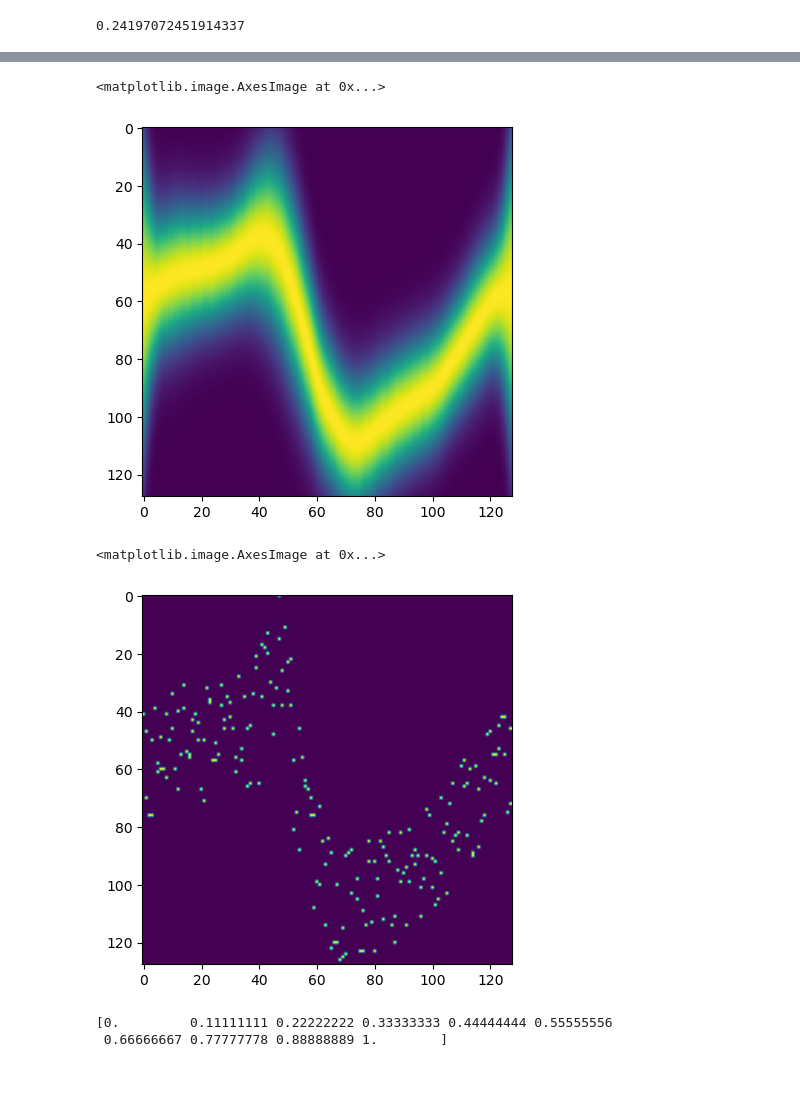
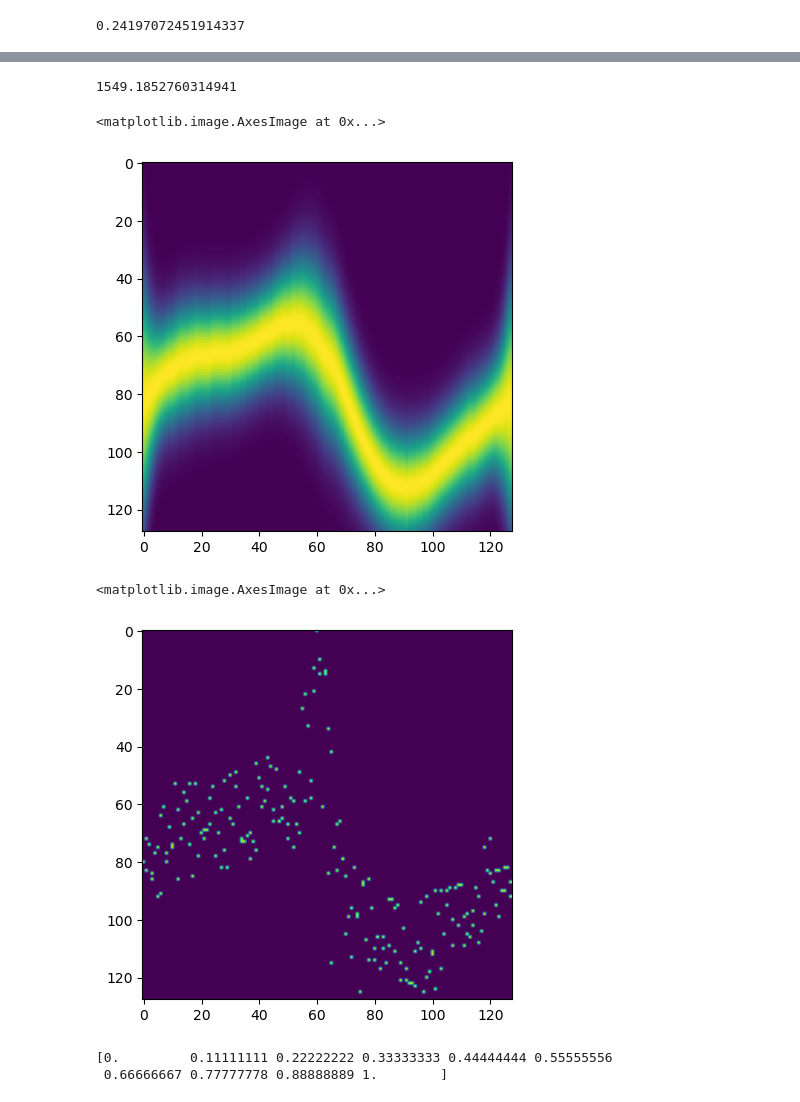
Before and after one commit to 52Hzihan/mixnn4vs, a Jupyter notebook: test.ipynb, the cells around one changed output, grey strips where cells are left out. Cells and saved outputs as stored; diff of their text form; code cells hidden in the pictures.

```diff
--- a/test.ipynb
+++ b/test.ipynb
@@ -28,38 +75,43 @@ print(stats.norm.pdf(-1))
 # %%
 from LightCurve import CRTS_VS_LightCurve
 from util import get_meta_information
 info_file = 'data/SSS_Per_Tab.txt'
 info = get_meta_information(info_file)
 lc = CRTS_VS_LightCurve()
 test_sample1 = 'data/original_data/type/1/3019100001287.dat'
 lc.read_CRTS_dat(test_sample1, id='3019100001287')
 period = info.loc[int(lc.id), 'Period']
 lc.fold(period, normalize_phase=False)
 lc.clean()
 # lc.show()
 
 import random
 import numpy as np
 import matplotlib.pyplot as plt
 
 x = np.linspace(0,period, 200)
 image = lc.to_image()
 # plt.imshow(image)
-lc = lc.generate_GP_simulation(x, phase_shift_ratio=0.4)
 
+import time
 
+lc = lc.generate_GP_simulation(x, phase_shift_ratio=0.5)
+t1 = time.time()
 uncertainty_map = lc.to_uncertainty_map()
+t2 = time.time()
+print((t2-t1)*1000)
 plt.imshow(uncertainty_map)
 # %% [output]
-<matplotlib.image.AxesImage at 0x...>
+1549.1852760314941
+<matplotlib.image.AxesImage at 0x...>
-[figure, old version]
+[figure, new version]
 # %%
 # lc = lc.generate_GP_simulation(x, phase_shift_ratio=0.5)
 image = lc.to_image()
 plt.imshow(image)
 # %% [output]
 <matplotlib.image.AxesImage at 0x...>
-[figure, old version]
+[figure, new version]
 # %%
 import numpy as np
 x = np.linspace(0,1,10)
```
Also changed, not shown: parts of 6 cells of this notebook, 2 other files.
